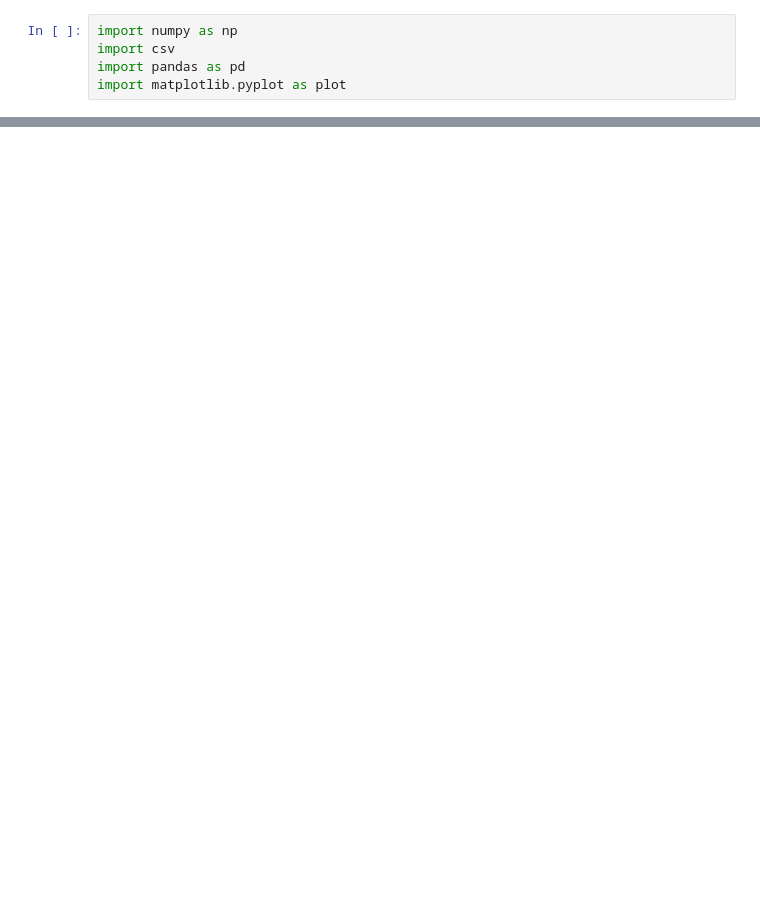
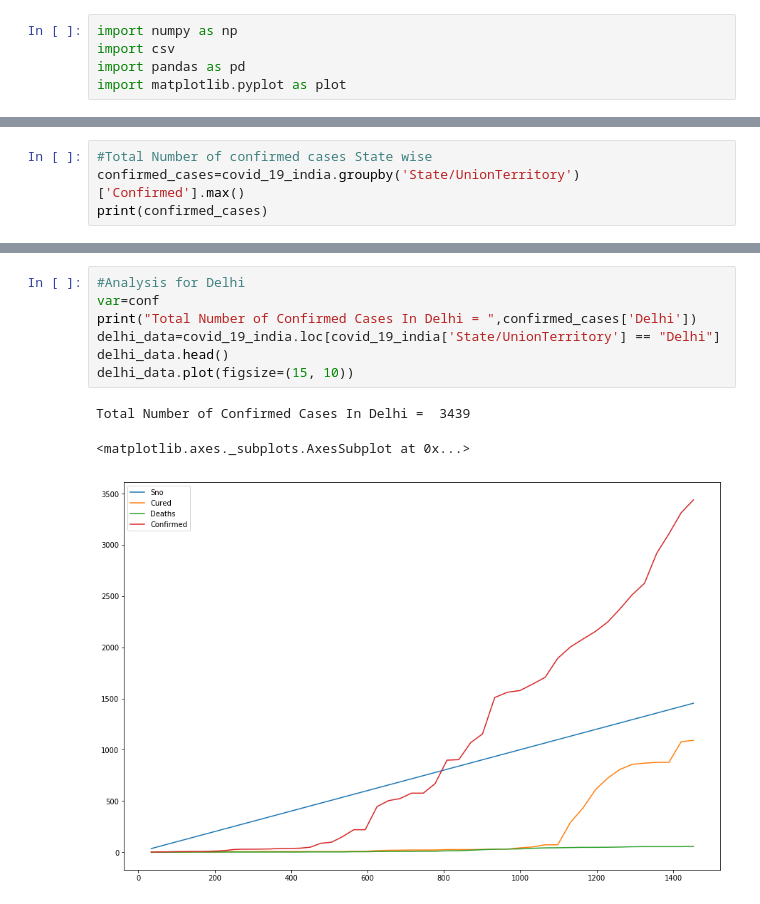
Before and after one commit to kumarvimlesh/covid_19_adbms, a Jupyter notebook: pattern_analysis.ipynb, the cells around one changed output, grey strips where cells are left out. Drawn from its saved outputs; the diff is of its cells as text; blank space fills up the shorter version.

```diff
--- a/pattern_analysis.ipynb
+++ b/pattern_analysis.ipynb
@@ -41,0 +91,4 @@ print(covid_19_india)
+# %%
+#Total Number of confirmed cases State wise
+confirmed_cases=covid_19_india.groupby('State/UnionTerritory')['Confirmed'].max()
+print(confirmed_cases)
@@ -42,2 +122,13 @@ print(covid_19_india)
+# %%
+#Analysis for Delhi
+var=conf
+print("Total Number of Confirmed Cases In Delhi = ",confirmed_cases['Delhi'])
+delhi_data=covid_19_india.loc[covid_19_india['State/UnionTerritory'] == "Delhi"]
+delhi_data.head()
+delhi_data.plot(figsize=(15, 10))
+# %% [output]
+Total Number of Confirmed Cases In Delhi =  3439
+<matplotlib.axes._subplots.AxesSubplot at 0x...>
+[figure, added]
 # %%
 HospitalBedsIndia = pd.read_csv("HospitalBedsIndia.csv")
```
Also changed, not shown: parts of 13 cells of this notebook.
